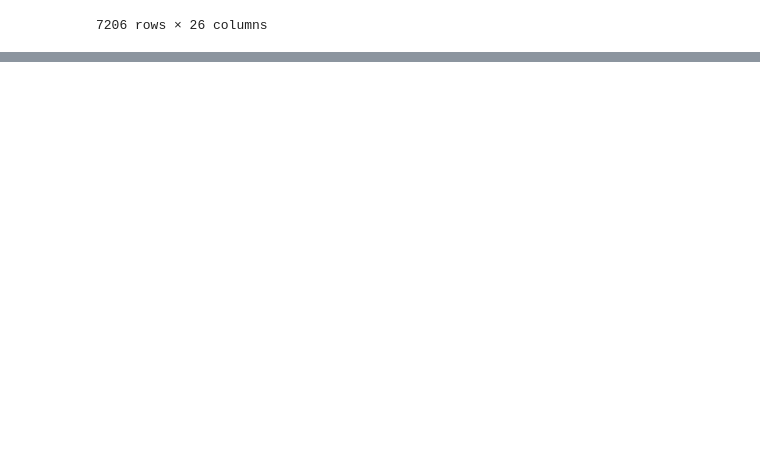
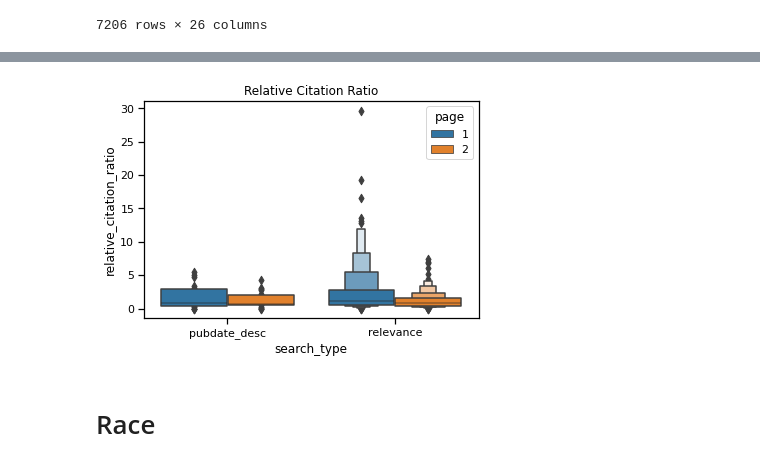
Before and after one commit to NCBI-Codeathons/pubmed-codeathon-team1, a Jupyter notebook: notebooks/data_visualizations_bl.ipynb, the cells around one changed output, grey strips where cells are left out. Saved outputs shown, nothing was run; the diff lists cells and outputs as text; code cells hidden in the pictures; blank space fills up the shorter version.

```diff
--- a/notebooks/data_visualizations_bl.ipynb
+++ b/notebooks/data_visualizations_bl.ipynb
@@ -455,0 +374,9 @@ plt.savefig('/home/jupyter-brooks.leitner/pubmed-codeathon-team1/data/visualizat
+# %%
+sns.set_context('notebook')
+g = sns.boxenplot(data=rcr, x='search_type', y='relative_citation_ratio', dodge=True,
+                        hue='page', order=['pubdate_desc', 'relevance']).set_title('Relative Citation Ratio')
+plt.savefig('/home/jupyter-brooks.leitner/pubmed-codeathon-team1/data/visualizations/relative_citation_ratio.png', dpi=300, bbox_inches='tight')
+# %% [output]
+[figure, added]
+# %% [markdown]
+# Race
```
Also changed, not shown: parts of 60 cells of this notebook, 2 other files.
